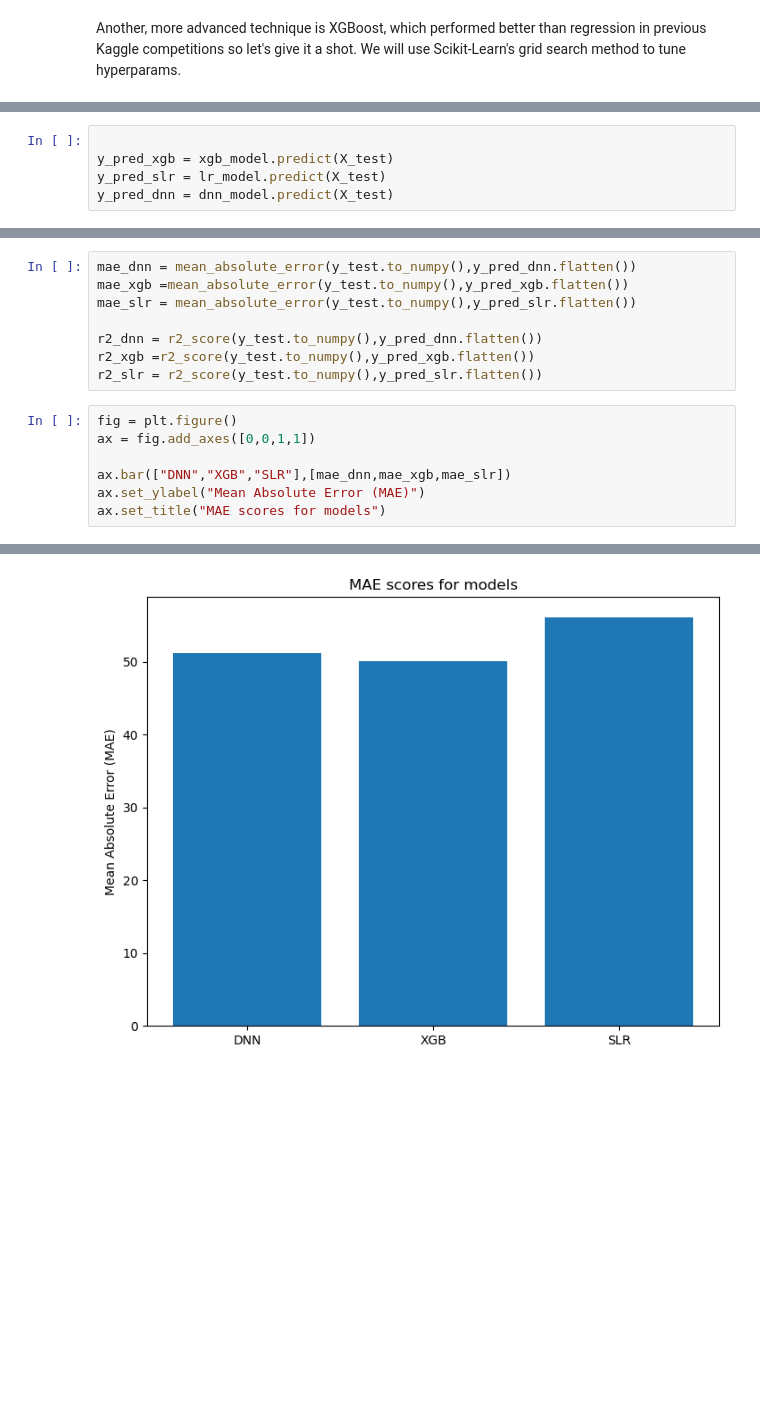
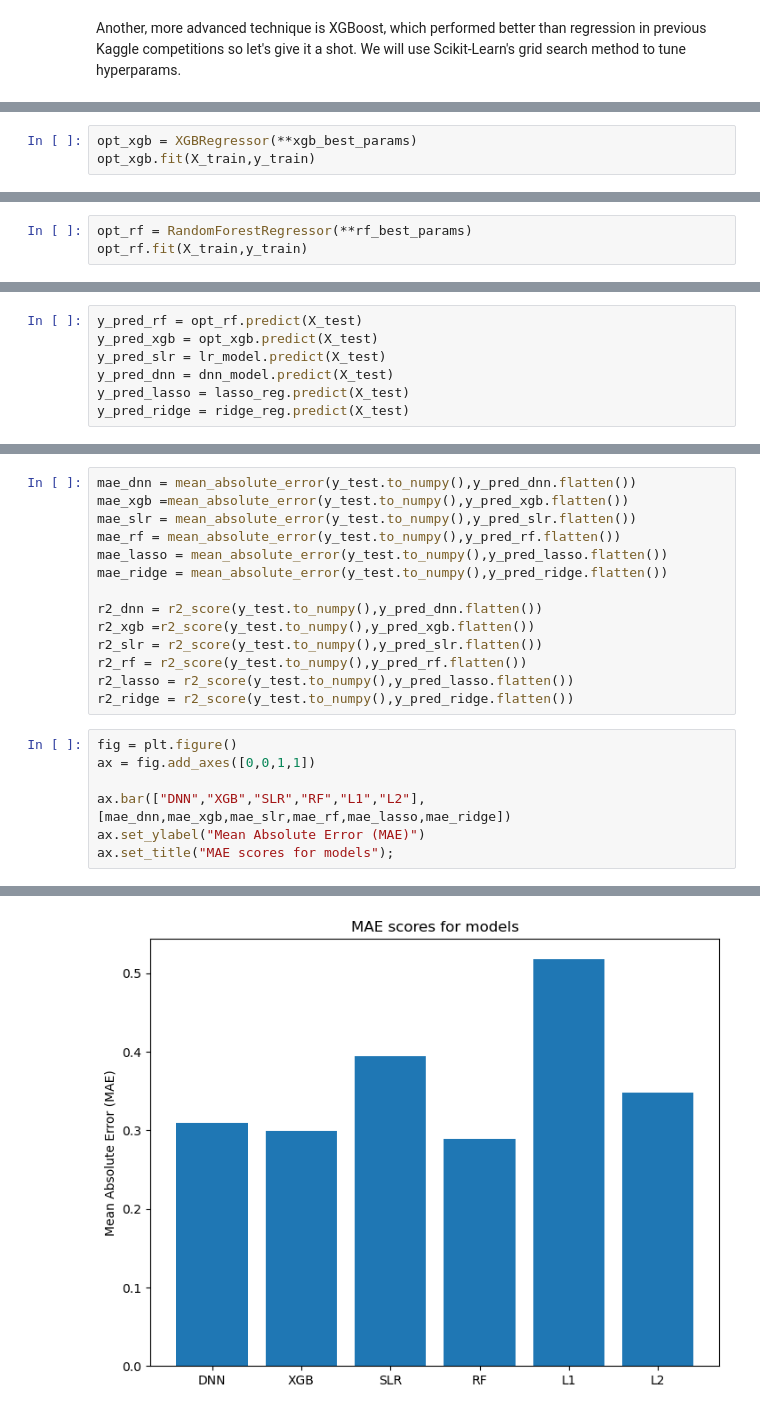
Before and after one commit to marci-nemeth/ML-Notebooks, a Jupyter notebook: 1-Regression/AirbnbEDA.ipynb, the cells around one changed output, grey strips where cells are left out. Cells and saved outputs as stored; diff of their text form; blank space fills up the shorter version.

```diff
--- a/1-Regression/AirbnbEDA.ipynb
+++ b/1-Regression/AirbnbEDA.ipynb
@@ -413,0 +562,3 @@ xgb_history = xgb_model.fit(X_train, y_train)
+# %%
+opt_xgb = XGBRegressor(**xgb_best_params)
+opt_xgb.fit(X_train,y_train)
@@ -413,0 +576,3 @@ xgb_history = xgb_model.fit(X_train, y_train)
+# %%
+opt_rf = RandomForestRegressor(**rf_best_params)
+opt_rf.fit(X_train,y_train)
@@ -416,6 +622,8 @@ xgb_history = xgb_model.fit(X_train, y_train)
 # %%
-
-y_pred_xgb = xgb_model.predict(X_test)
+y_pred_rf = opt_rf.predict(X_test)
+y_pred_xgb = opt_xgb.predict(X_test)
 y_pred_slr = lr_model.predict(X_test)
 y_pred_dnn = dnn_model.predict(X_test)
+y_pred_lasso = lasso_reg.predict(X_test)
+y_pred_ridge = ridge_reg.predict(X_test)
 # %% [output]
@@ -431,15 +639,21 @@ print(y_pred_xgb.flatten().shape)
 mae_dnn = mean_absolute_error(y_test.to_numpy(),y_pred_dnn.flatten())
 mae_xgb =mean_absolute_error(y_test.to_numpy(),y_pred_xgb.flatten())
 mae_slr = mean_absolute_error(y_test.to_numpy(),y_pred_slr.flatten())
+mae_rf = mean_absolute_error(y_test.to_numpy(),y_pred_rf.flatten())
+mae_lasso = mean_absolute_error(y_test.to_numpy(),y_pred_lasso.flatten())
+mae_ridge = mean_absolute_error(y_test.to_numpy(),y_pred_ridge.flatten())
 
 r2_dnn = r2_score(y_test.to_numpy(),y_pred_dnn.flatten())
 r2_xgb =r2_score(y_test.to_numpy(),y_pred_xgb.flatten())
 r2_slr = r2_score(y_test.to_numpy(),y_pred_slr.flatten())
+r2_rf = r2_score(y_test.to_numpy(),y_pred_rf.flatten())
+r2_lasso = r2_score(y_test.to_numpy(),y_pred_lasso.flatten())
+r2_ridge = r2_score(y_test.to_numpy(),y_pred_ridge.flatten())
 # %%
 fig = plt.figure()
 ax = fig.add_axes([0,0,1,1])
 
-ax.bar(["DNN","XGB","SLR"],[mae_dnn,mae_xgb,mae_slr])
+ax.bar(["DNN","XGB","SLR","RF","L1","L2"],[mae_dnn,mae_xgb,mae_slr,mae_rf,mae_lasso,mae_ridge])
 ax.set_ylabel("Mean Absolute Error (MAE)")
-ax.set_title("MAE scores for models")
+ax.set_title("MAE scores for models");
 # %% [output]
@@ -447,2 +660,2 @@ Text(0.5, 1.0, 'MAE scores for models')
-[figure, old version]
+[figure, new version]
 # %%
```
Also changed, not shown: parts of 58 cells of this notebook, 4 other files.
